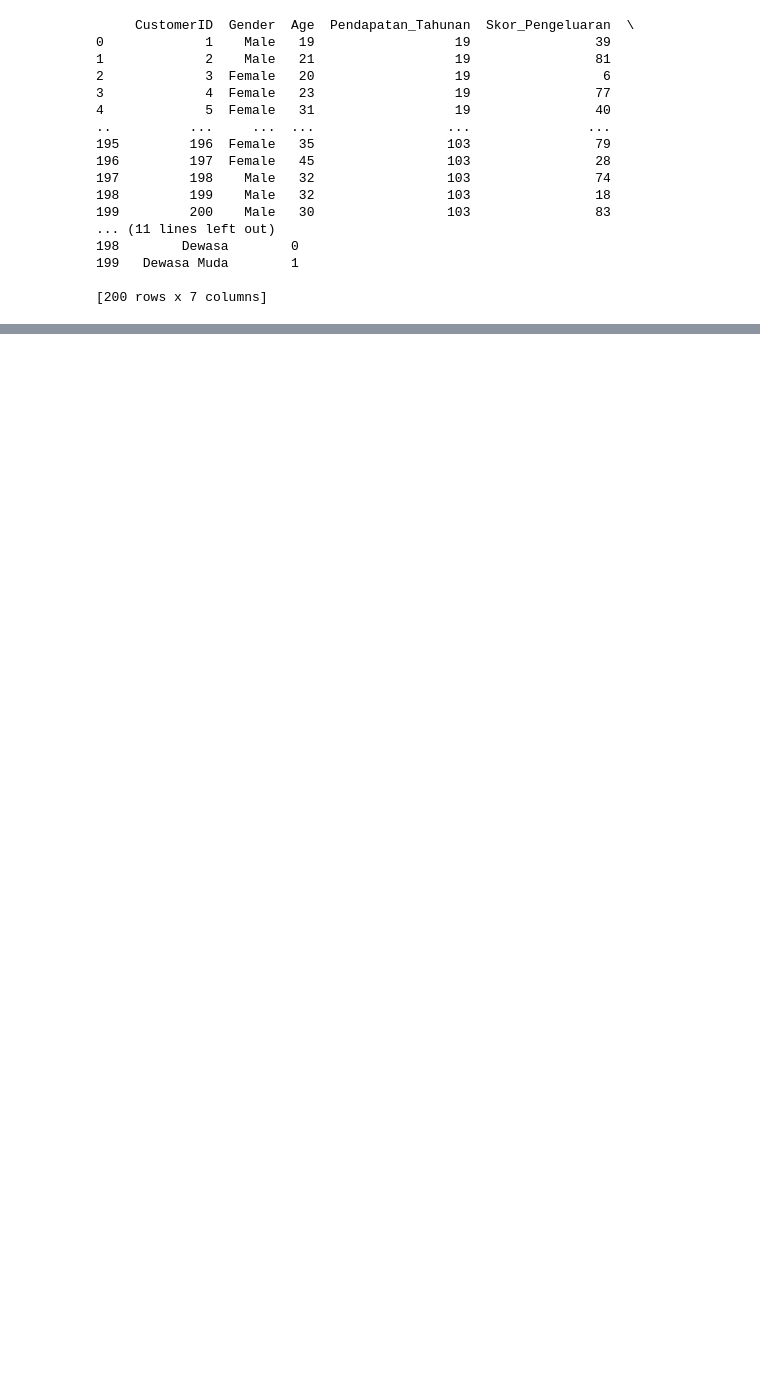
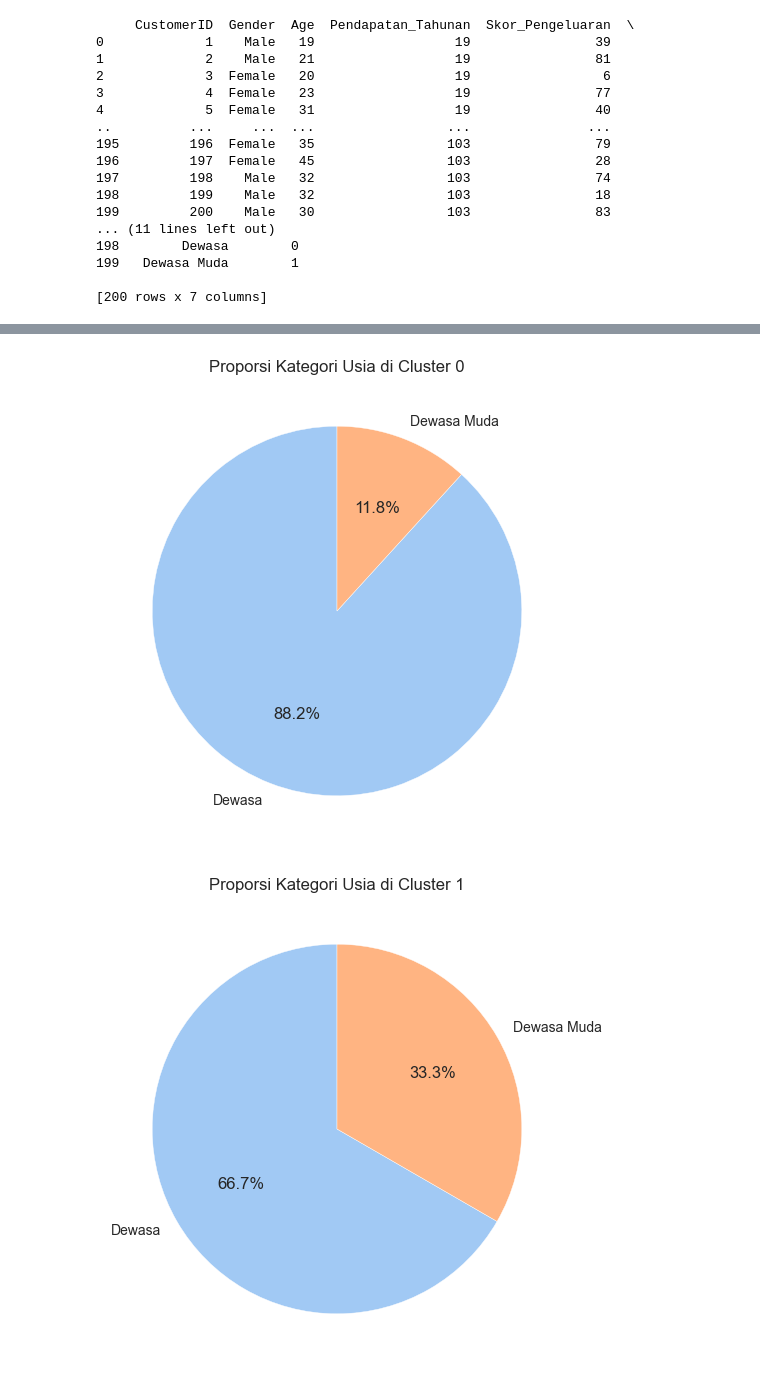
Before and after one commit to BlackBox-Ops/ML-Customer-Segmentation, a Jupyter notebook: notebooks/analisis_eda.ipynb, the cells around one changed output, grey strips where cells are left out. Cells and saved outputs as stored; diff of their text form; code cells hidden in the pictures; blank space fills up the shorter version.

```diff
--- a/notebooks/analisis_eda.ipynb
+++ b/notebooks/analisis_eda.ipynb
@@ -1389,0 +1416,39 @@ print(df)
+# %%
+# Atur gaya plot
+sns.set_palette("pastel")
+sns.set_style("whitegrid")
+
+# Buat pie chart untuk kategori usia dalam setiap cluster
+for cluster in sorted(df['klaster'].unique()):
+    cluster_data = df[df['klaster'] == cluster]
+
+    # Distribusi kategori usia
+    age_category_distribution = cluster_data['kategori_usia'].value_counts()
+    plt.figure(figsize=(6, 6))
+    age_category_distribution.plot.pie(
+        autopct='%1.1f%%',
+        startangle=90,
+        colors=sns.color_palette('pastel'),
+        title=f'Proporsi Kategori Usia di Cluster {cluster}'
+    )
+    plt.ylabel('')  # Hilangkan label sumbu Y
+    plt.show()
+
+# Buat pie chart untuk gender dalam setiap cluster
+for cluster in sorted(df['klaster'].unique()):
+    cluster_data = df[df['klaster'] == cluster]
+
+    # Distribusi gender
+    gender_distribution = cluster_data['Gender'].value_counts()
+    plt.figure(figsize=(6, 6))
+    gender_distribution.plot.pie(
+        autopct='%1.1f%%',
+        startangle=90,
+        colors=sns.color_palette('Set2'),
+        title=f'Proporsi Gender di Cluster {cluster}'
+    )
+    plt.ylabel('')  # Hilangkan label sumbu Y
+    plt.show()
+# %% [output]
+[figure, added]
+[figure, added]
```
Also changed, not shown: parts of 3 cells of this notebook.
